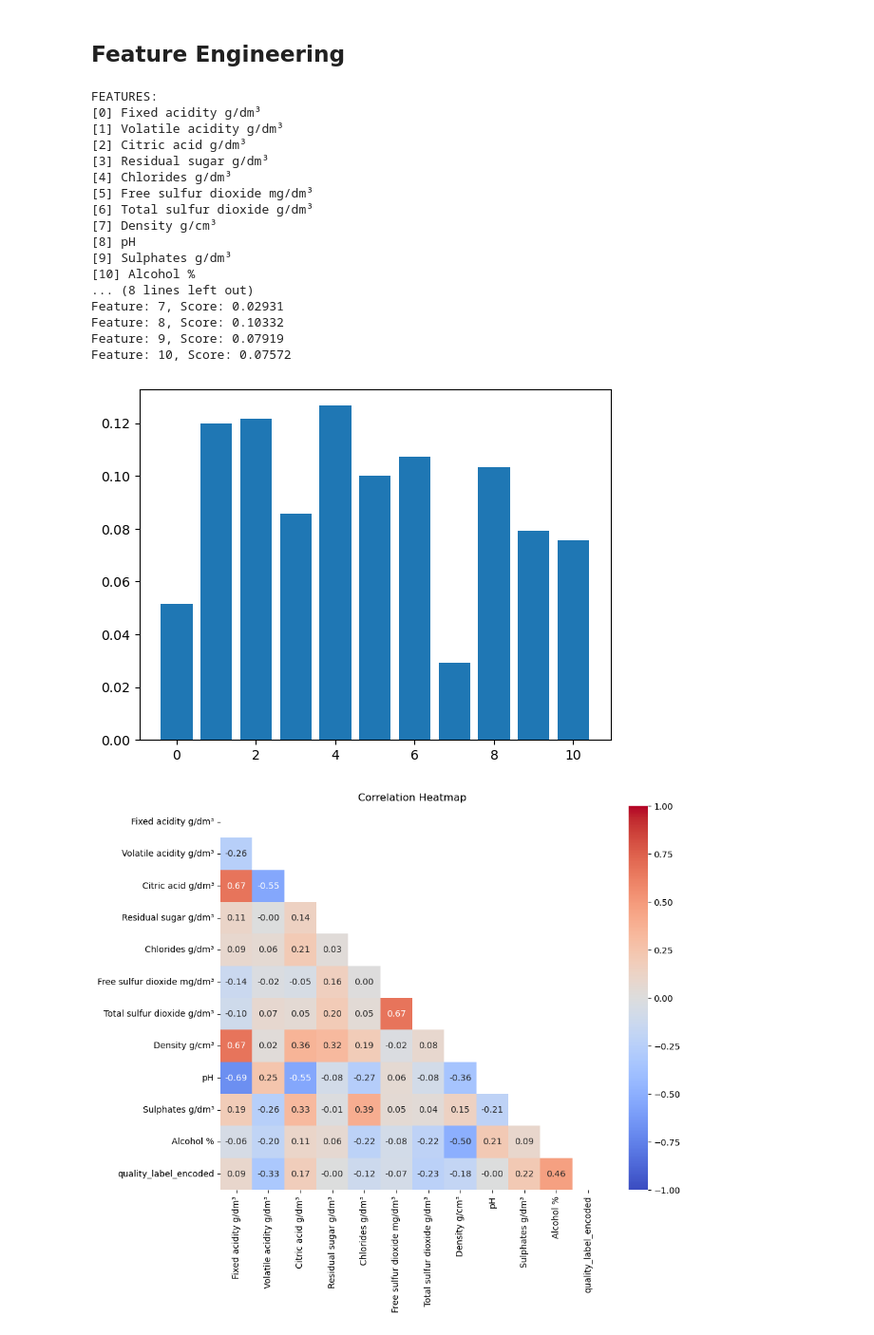
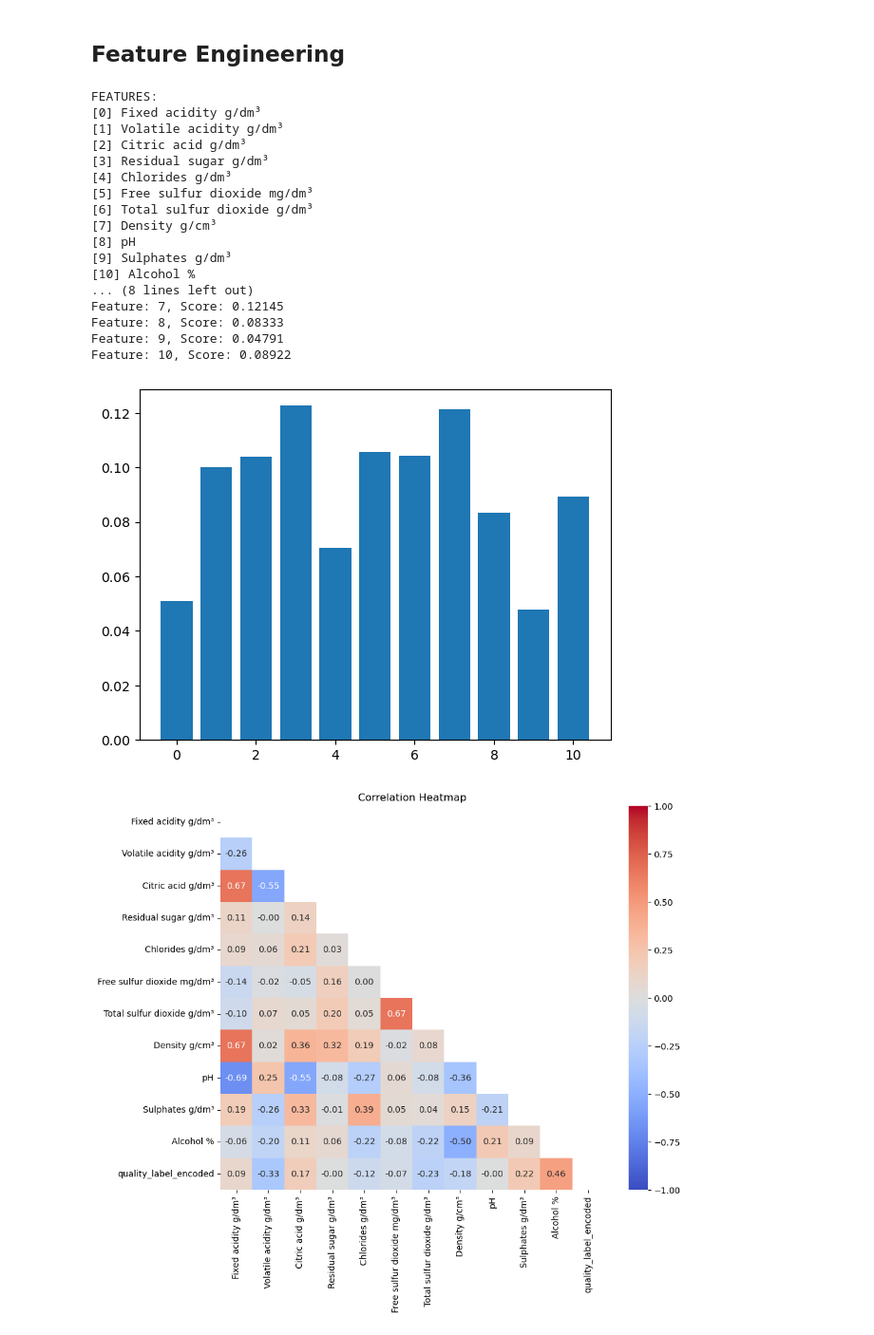
Before and after one commit to Godwin-Oti/Wine-Quality-Machine-Learning, a Jupyter notebook: Red_wine_ML.ipynb, the cells around one changed output. Shown at 95% size. Saved outputs shown, nothing was run; the diff lists cells and outputs as text; code cells hidden in the pictures.

```diff
--- a/Red_wine_ML.ipynb
+++ b/Red_wine_ML.ipynb
@@ -440,7 +448,7 @@ from sklearn.datasets import make_classification
 from sklearn.ensemble import RandomForestClassifier
 from matplotlib import pyplot
 # define dataset
-X, y = make_classification(n_samples=1359, n_features=11, n_informative=5, n_redundant=5, random_state=1)
+X, y = make_classification(n_samples=1359, n_features=11, n_informative=4, n_redundant=7, random_state=1)
 # define the model
 model = RandomForestClassifier()
 # fit the model
@@ -453,38 +461,38 @@ print("[0] Fixed acidity g/dm³")
 print("[1] Volatile acidity g/dm³")
 print("[2] Citric acid g/dm³")
 print("[3] Residual sugar g/dm³")
 print("[4] Chlorides g/dm³")
 print("[5] Free sulfur dioxide mg/dm³")
 print("[6] Total sulfur dioxide g/dm³")
 print("[7] Density g/cm³")
 print("[8] pH")
 print("[9] Sulphates g/dm³")
 print("[10] Alcohol %")
 print() # print a new line
 for i,v in enumerate(importance):
  print('Feature: %0d, Score: %.5f' % (i,v))
 # plot feature importance
 pyplot.bar([x for x in range(len(importance))], importance)
 pyplot.show()
 # %% [output]
 FEATURES:
 [0] Fixed acidity g/dm³
 [1] Volatile acidity g/dm³
 [2] Citric acid g/dm³
 [3] Residual sugar g/dm³
 [4] Chlorides g/dm³
 [5] Free sulfur dioxide mg/dm³
 [6] Total sulfur dioxide g/dm³
 [7] Density g/cm³
 [8] pH
 [9] Sulphates g/dm³
 [10] Alcohol %
 ... (8 lines left out)
-Feature: 7, Score: 0.02931
-Feature: 8, Score: 0.10332
-Feature: 9, Score: 0.07919
-Feature: 10, Score: 0.07572
+Feature: 7, Score: 0.12145
+Feature: 8, Score: 0.08333
+Feature: 9, Score: 0.04791
+Feature: 10, Score: 0.08922
-[figure, old version]
+[figure, new version]
 # %%
 # getting a heatmap to have a view of the correlation
 
```
Also changed, not shown: parts of 24 cells of this notebook, 2 other files.
